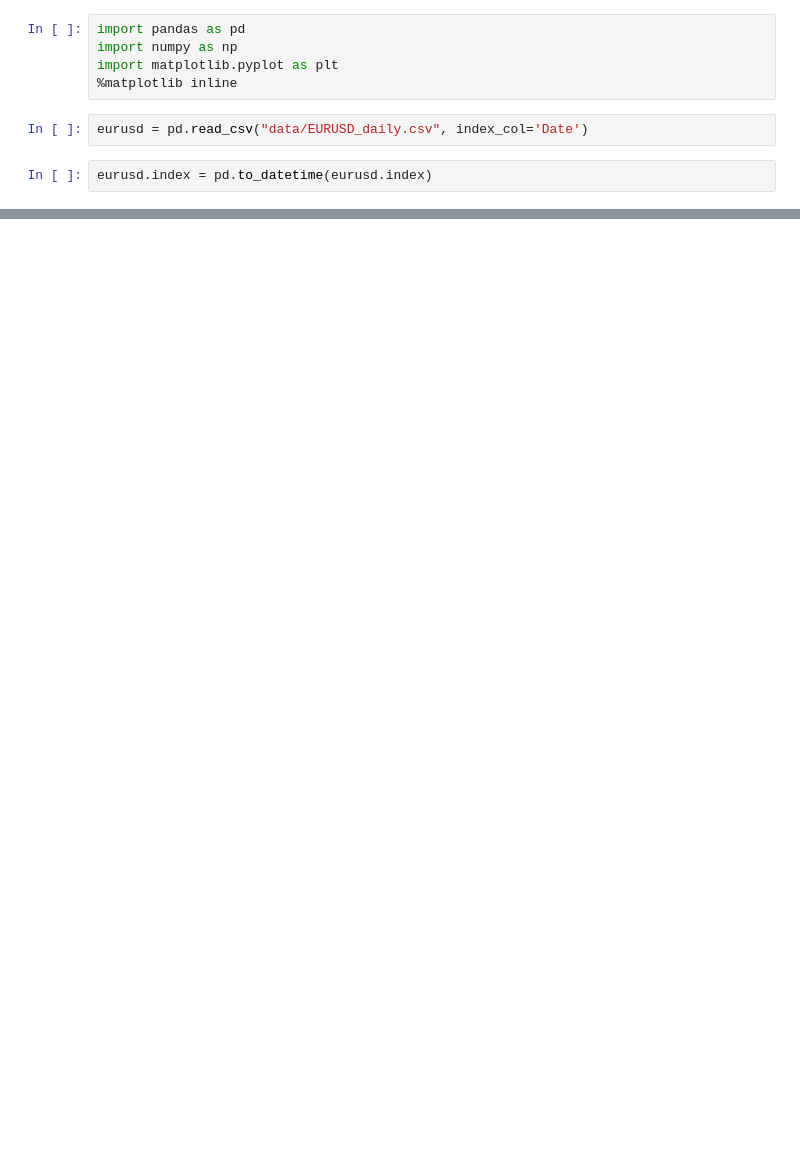
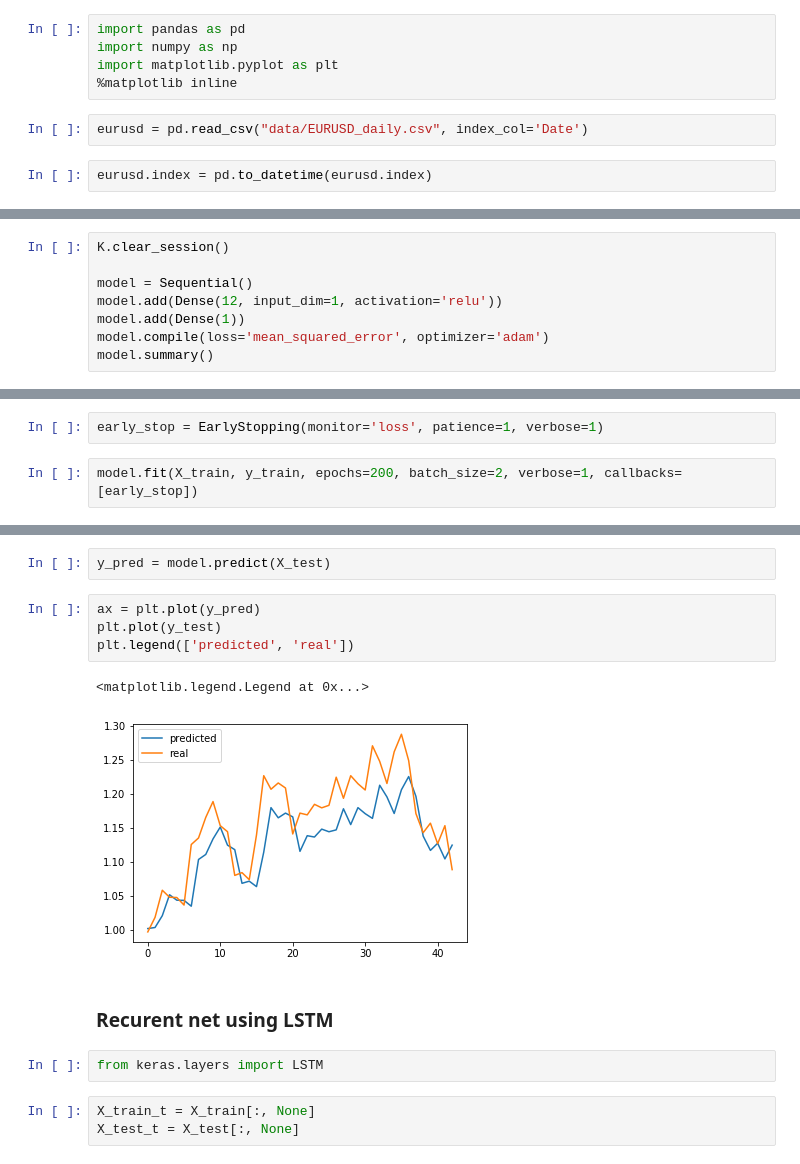
Before and after one commit to Robak23/forex_deep, a Jupyter notebook: LSTM_for_timeseries.ipynb, the cells around one changed output, grey strips where cells are left out. Saved outputs shown, nothing was run; the diff lists cells and outputs as text; blank space fills up the shorter version.

```diff
--- a/LSTM_for_timeseries.ipynb
+++ b/LSTM_for_timeseries.ipynb
@@ -20,0 +48,8 @@ eurusd = eurusd['2007-01-01':'2008-05-01']
+# %%
+K.clear_session()
+
+model = Sequential()
+model.add(Dense(12, input_dim=1, activation='relu'))
+model.add(Dense(1))
+model.compile(loss='mean_squared_error', optimizer='adam')
+model.summary()
@@ -20,0 +68,4 @@ eurusd = eurusd['2007-01-01':'2008-05-01']
+# %%
+early_stop = EarlyStopping(monitor='loss', patience=1, verbose=1)
+# %%
+model.fit(X_train, y_train, epochs=200, batch_size=2, verbose=1, callbacks=[early_stop])
@@ -20,0 +91,16 @@ eurusd = eurusd['2007-01-01':'2008-05-01']
+# %%
+y_pred = model.predict(X_test)
+# %%
+ax = plt.plot(y_pred)
+plt.plot(y_test)
+plt.legend(['predicted', 'real'])
+# %% [output]
+<matplotlib.legend.Legend at 0x...>
+[figure, added]
+# %% [markdown]
+### Recurent net using LSTM
+# %%
+from keras.layers import LSTM
+# %%
+X_train_t = X_train[:, None]
+X_test_t = X_test[:, None]
```
Also changed, not shown: parts of 37 cells of this notebook.
